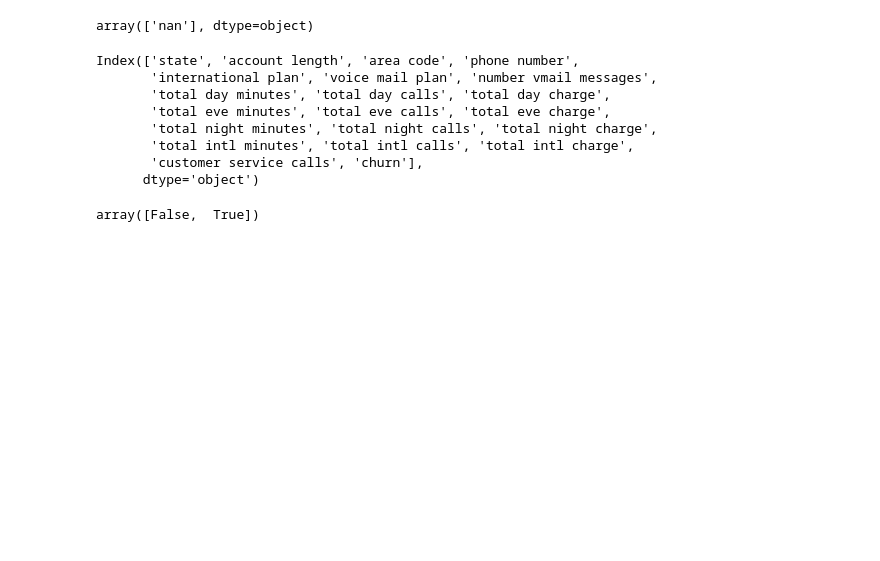
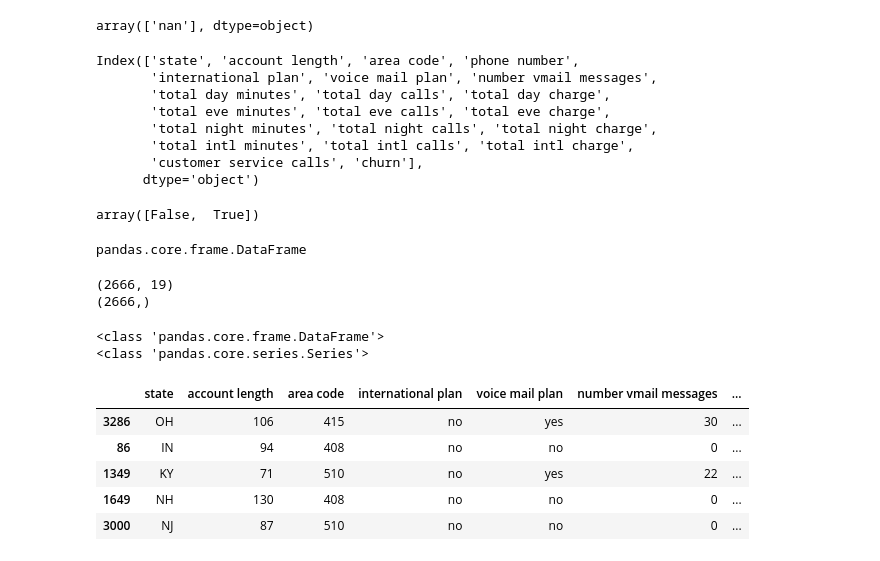
Before and after one commit to Wangui10/syria-tel-churn, a Jupyter notebook: classification_notebook.ipynb, the cells around one changed output. Saved outputs shown, nothing was run; the diff lists cells and outputs as text; code cells hidden in the pictures; blank space fills up the shorter version.

```diff
--- a/classification_notebook.ipynb
+++ b/classification_notebook.ipynb
@@ -374,0 +384,25 @@ X_test_processed = preprocessor.transform(X_test)
+# %%
+type(X_train)
+# %% [output]
+pandas.core.frame.DataFrame
+# %%
+print(X_train.shape)
+print(y_train.shape)
+# %% [output]
+(2666, 19)
+(2666,)
+# %%
+print(type(X_train))
+print(type(X_train.iloc[0]))
+# %% [output]
+<class 'pandas.core.frame.DataFrame'>
+<class 'pandas.core.series.Series'>
+# %%
+X_train.head()
+# %% [output]
+|  | state | account length | area code | international plan | voice mail plan | number vmail messages | ... |
+| 3286 | OH | 106 | 415 | no | yes | 30 | ... |
+| 86 | IN | 94 | 408 | no | no | 0 | ... |
+| 1349 | KY | 71 | 510 | no | yes | 22 | ... |
+| 1649 | NH | 130 | 408 | no | no | 0 | ... |
+| 3000 | NJ | 87 | 510 | no | no | 0 | ... |
```
Also changed, not shown: parts of 9 cells of this notebook.
